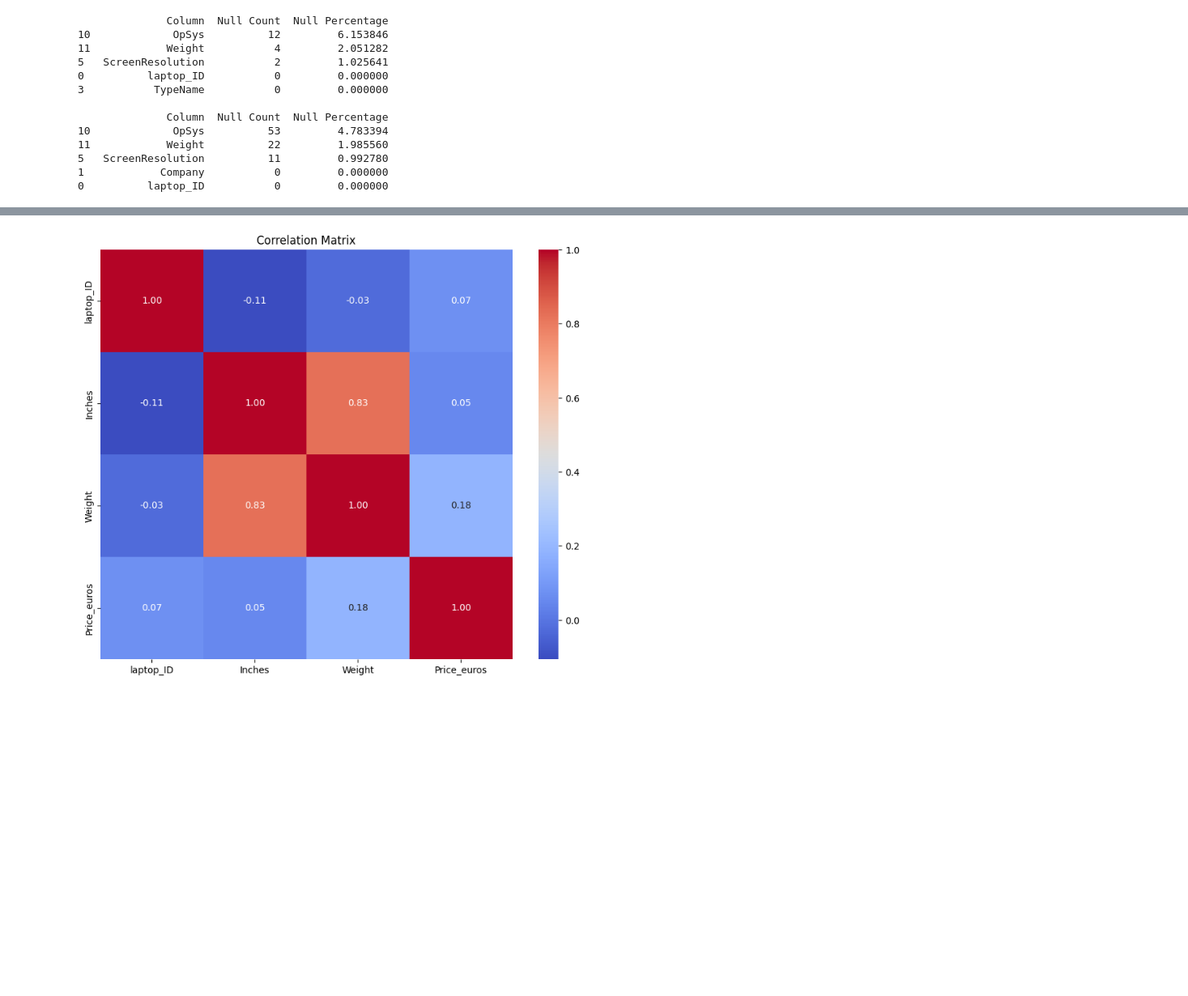
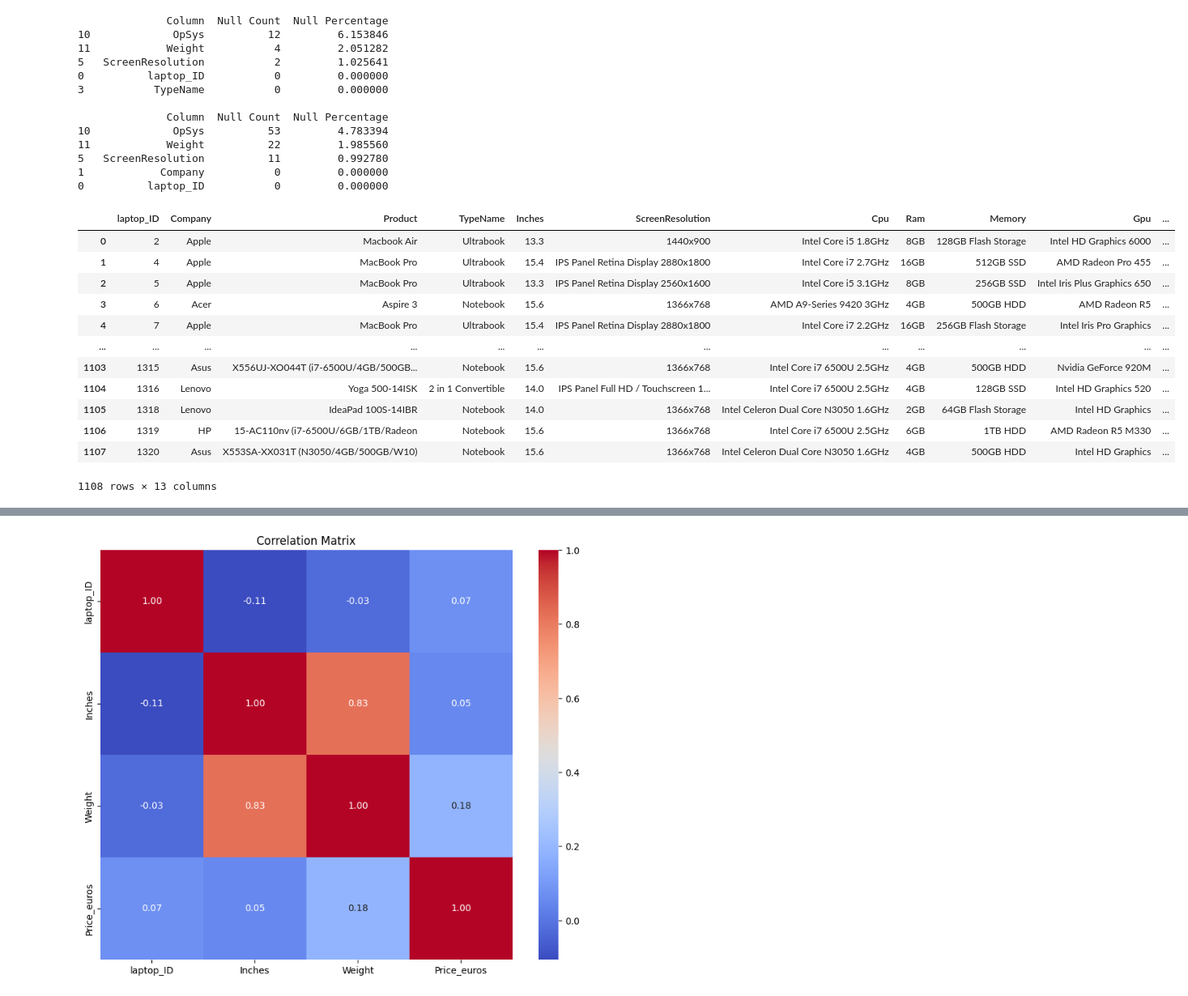
Before and after one commit to Howmanyeyes/ML_2024, a Jupyter notebook: DZ_4.ipynb, the cells around one changed output, grey strips where cells are left out. Shown: that part at 81% size. Saved outputs shown, nothing was run; the diff lists cells and outputs as text; code cells hidden in the pictures; blank space fills up the shorter version.

```diff
--- a/DZ_4.ipynb
+++ b/DZ_4.ipynb
@@ -119,3 +129,19 @@ def auto_fill_nulls(dataframe):
+# %%
+train_set
+# %% [output]
+|  | laptop_ID | Company | Product | TypeName | Inches | ScreenResolution | Cpu | Ram | Memory | Gpu | ... |
+| 0 | 2 | Apple | Macbook Air | Ultrabook | 13.3 | 1440x900 | Intel Core i5 1.8GHz | 8GB | 128GB Flash Storage | Intel HD Graphics 6000 | ... |
+| 1 | 4 | Apple | MacBook Pro | Ultrabook | 15.4 | IPS Panel Retina Display 2880x1800 | Intel Core i7 2.7GHz | 16GB | 512GB SSD | AMD Radeon Pro 455 | ... |
+| 2 | 5 | Apple | MacBook Pro | Ultrabook | 13.3 | IPS Panel Retina Display 2560x1600 | Intel Core i5 3.1GHz | 8GB | 256GB SSD | Intel Iris Plus Graphics 650 | ... |
+| 3 | 6 | Acer | Aspire 3 | Notebook | 15.6 | 1366x768 | AMD A9-Series 9420 3GHz | 4GB | 500GB HDD | AMD Radeon R5 | ... |
+| 4 | 7 | Apple | MacBook Pro | Ultrabook | 15.4 | IPS Panel Retina Display 2880x1800 | Intel Core i7 2.2GHz | 16GB | 256GB Flash Storage | Intel Iris Pro Graphics | ... |
+| ... | ... | ... | ... | ... | ... | ... | ... | ... | ... | ... | ... |
+| 1103 | 1315 | Asus | X556UJ-XO044T (i7-6500U/4GB/500GB... | Notebook | 15.6 | 1366x768 | Intel Core i7 6500U 2.5GHz | 4GB | 500GB HDD | Nvidia GeForce 920M | ... |
+| 1104 | 1316 | Lenovo | Yoga 500-14ISK | 2 in 1 Convertible | 14.0 | IPS Panel Full HD / Touchscreen 1... | Intel Core i7 6500U 2.5GHz | 4GB | 128GB SSD | Intel HD Graphics 520 | ... |
+| 1105 | 1318 | Lenovo | IdeaPad 100S-14IBR | Notebook | 14.0 | 1366x768 | Intel Celeron Dual Core N3050 1.6GHz | 2GB | 64GB Flash Storage | Intel HD Graphics | ... |
+| 1106 | 1319 | HP | 15-AC110nv (i7-6500U/6GB/1TB/Radeon | Notebook | 15.6 | 1366x768 | Intel Core i7 6500U 2.5GHz | 6GB | 1TB HDD | AMD Radeon R5 M330 | ... |
+| 1107 | 1320 | Asus | X553SA-XX031T (N3050/4GB/500GB/W10) | Notebook | 15.6 | 1366x768 | Intel Celeron Dual Core N3050 1.6GHz | 4GB | 500GB HDD | Intel HD Graphics | ... |
+1108 rows × 13 columns
 # %%
 test_set = kg_to_float(test_set, column_name="Weight")
 train_set = kg_to_float(train_set, column_name="Weight")
```
Also changed, not shown: parts of 3 cells of this notebook.
